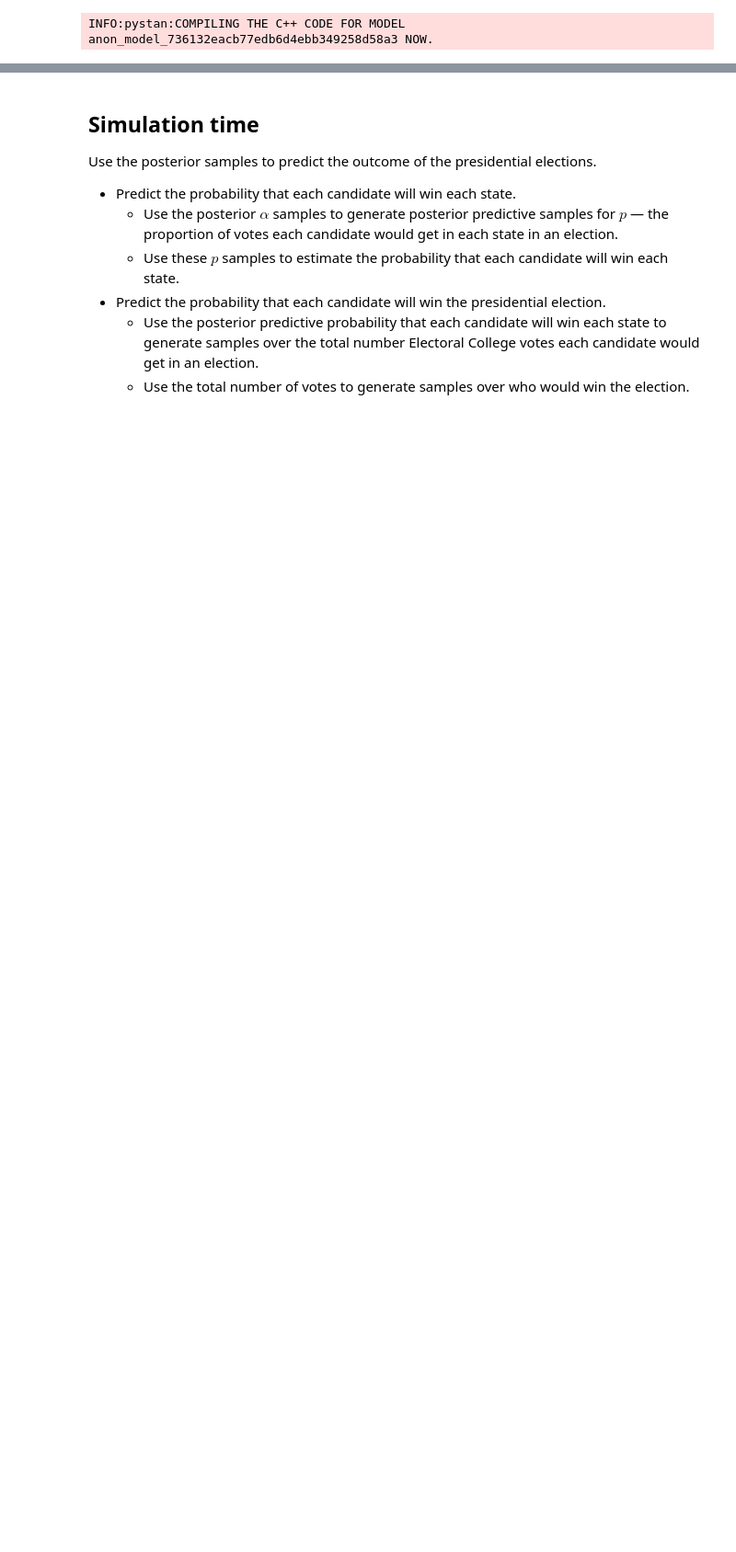
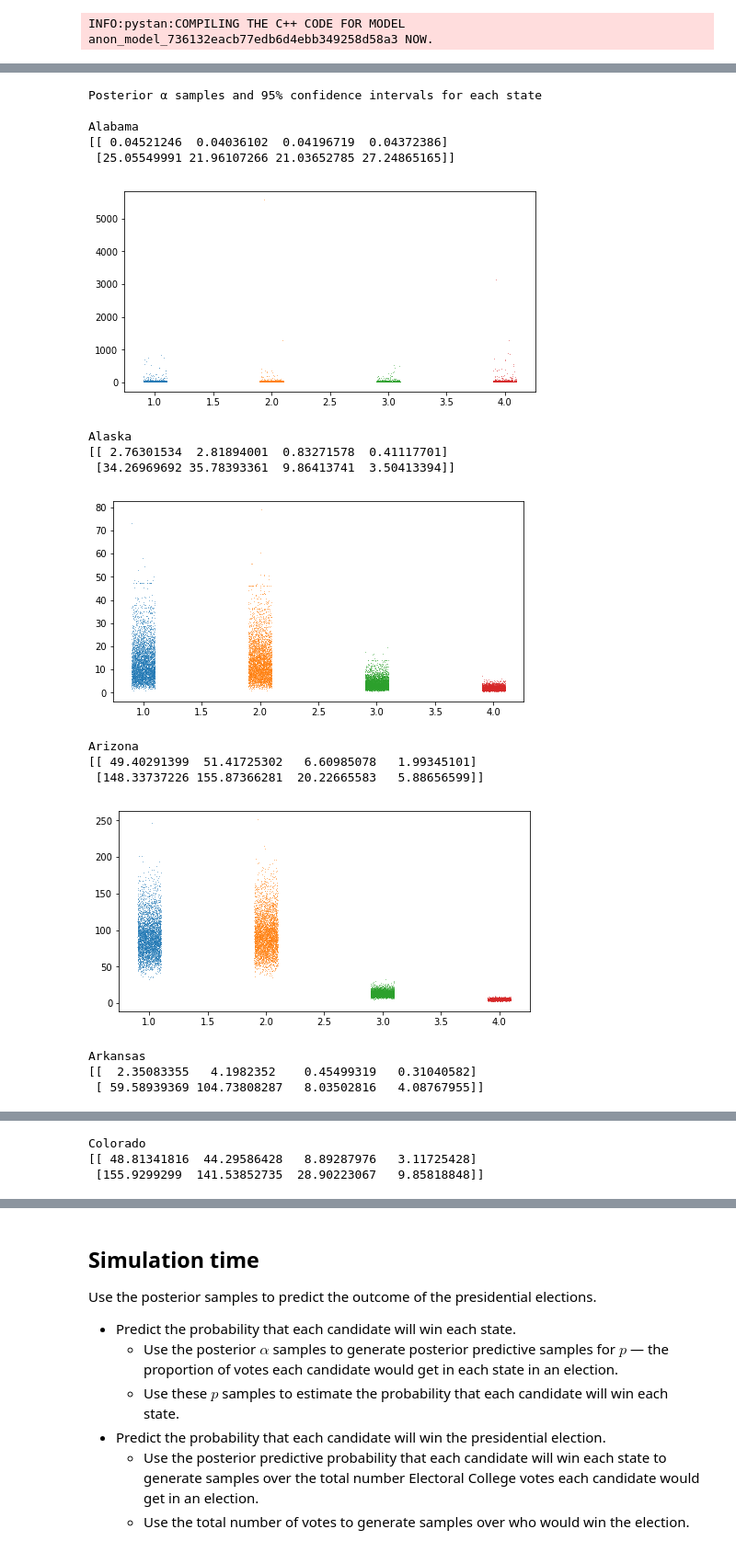
Before and after one commit to Munchic/cs146, a Jupyter notebook: cs146-7.2-pre-class-work.ipynb, the cells around one changed output, grey strips where cells are left out. Shown at 92% size. Cells and saved outputs as stored; diff of their text form; code cells hidden in the pictures; blank space fills up the shorter version.

Commit message:
Added graphs

```diff
--- a/cs146-7.2-pre-class-work.ipynb
+++ b/cs146-7.2-pre-class-work.ipynb
@@ -107 +107,31 @@ WARNING:pystan:8 of 4000 iterations ended with a divergence (0.2 %).
 WARNING:pystan:Try running with adapt_delta larger than 0.8 to remove the divergences.
+# %%
+print('Posterior α samples and 95% confidence intervals for each state\n')
+
+for state in states:
+    samples = result_per_state_storage[state].extract()
+
+    print(state)
+    print(np.percentile(samples['alpha'], [2.5, 97.5], axis=0))
+    plt.figure(figsize=(8,4))
+    for i in range(4):
+        plt.plot(stats.uniform.rvs(loc=i+1-0.1, scale=0.2, size=4000), samples['alpha'][:,i], ',', alpha=0.5)
+    plt.show()
+# %% [output]
+Posterior α samples and 95% confidence intervals for each state
+
+Alabama
+[[ 0.04521246  0.04036102  0.04196719  0.04372386]
+ [25.05549991 21.96107266 21.03652785 27.24865165]]
+[figure, added]
+Alaska
+[[ 2.76301534  2.81894001  0.83271578  0.41117701]
+ [34.26969692 35.78393361  9.86413741  3.50413394]]
+[figure, added]
+Arizona
+[[ 49.40291399  51.41725302   6.60985078   1.99345101]
+ [148.33737226 155.87366281  20.22665583   5.88656599]]
+[figure, added]
+Arkansas
+[[  2.35083355   4.1982352    0.45499319   0.31040582]
+ [ 59.58939369 104.73808287   8.03502816   4.08767955]]
@@ -107,0 +139,3 @@ WARNING:pystan:Try running with adapt_delta larger than 0.8 to remove the diverg
+Colorado
+[[ 48.81341816  44.29586428   8.89287976   3.11725428]
+ [155.9299299  141.53852735  28.90223067   9.85818848]]
```
Also changed, not shown: parts of 5 cells of this notebook.
